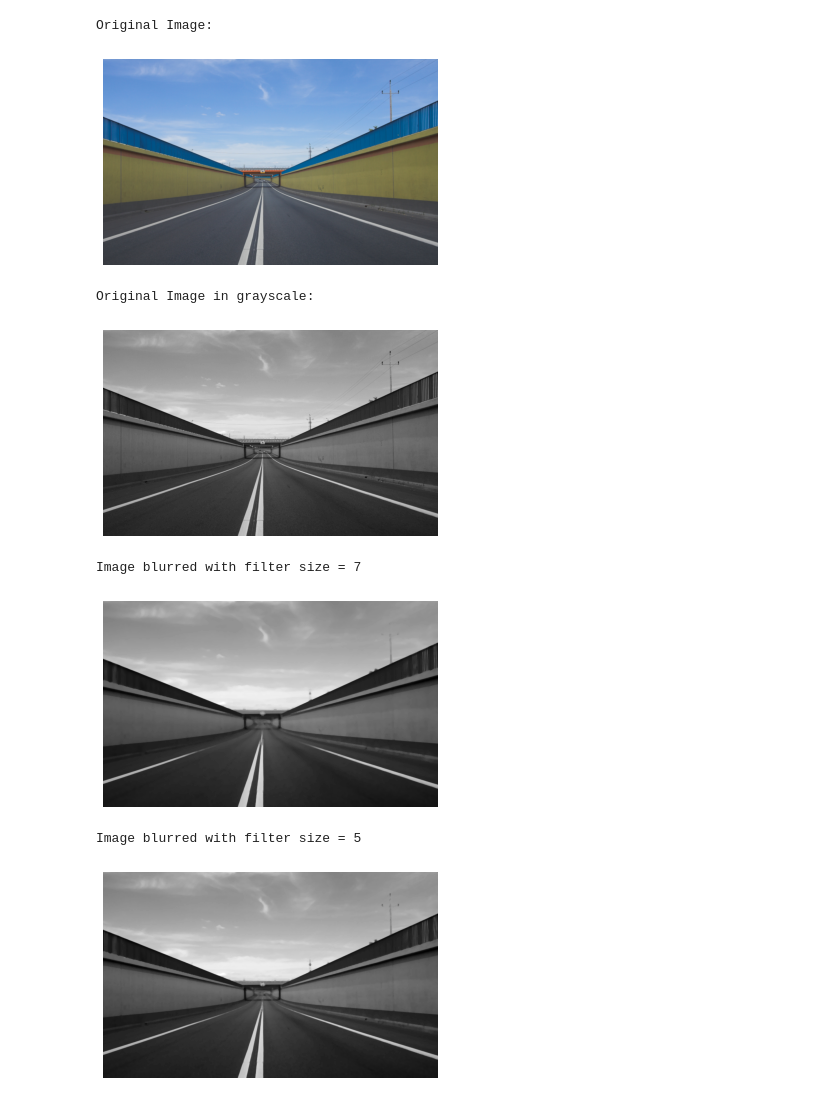
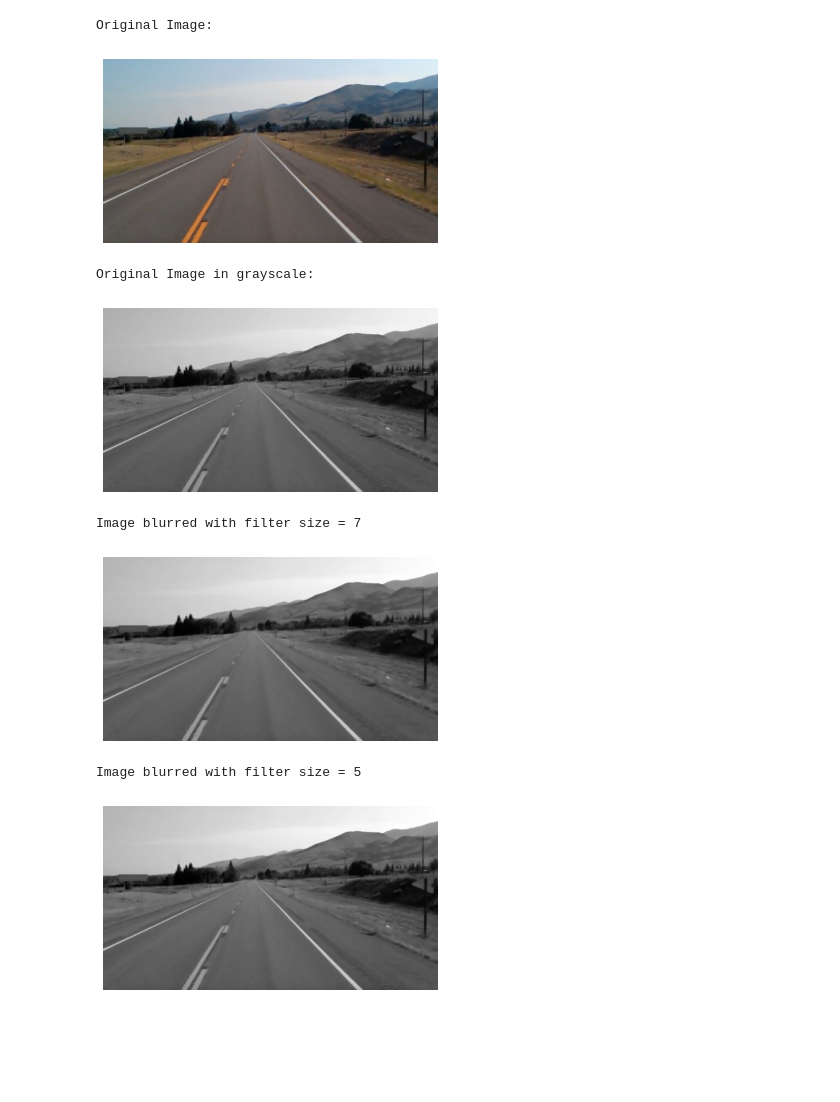
Before and after one commit to hana-magdy/Lane-detection-using-hough-transform, a Jupyter notebook: Lane_Detection.ipynb, the cells around one changed output. Drawn from its saved outputs; the diff is of its cells as text; code cells hidden in the pictures; blank space fills up the shorter version.

```diff
--- a/Lane_Detection.ipynb
+++ b/Lane_Detection.ipynb
@@ -147,14 +147,14 @@ def Draw_lines(path,image,indicies,rhos,thetas):
        img_cpy[i][j]=image[i][j]
   Display_Images(img_cpy)
 # %%
-path = r'/content/testHough1.png'
+path = r'/content/testHough.jpg'
 
 img,gray_img=Load_and_GreyScale(path)
 # %% [output]
 Original Image:
-[figure, old version]
+[figure, new version]
 Original Image in grayscale:
-[figure, old version]
+[figure, new version]
 # %%
 blurred_7=MedianBlurrig(gray_img,7)
 print("Image blurred with filter size = 7")
@@ -165,9 +165,9 @@ print("Image blurred with filter size = 5")
 Display_Images(blurred_5,grey=1)
 # %% [output]
 Image blurred with filter size = 7
-[figure, old version]
+[figure, new version]
 Image blurred with filter size = 5
-[figure, old version]
+[figure, new version]
 # %%
 edge_img_3=Canny_Edge_Detection(blurred_5, 50, 150,3)
 
```
Also changed, not shown: parts of 7 cells of this notebook.
